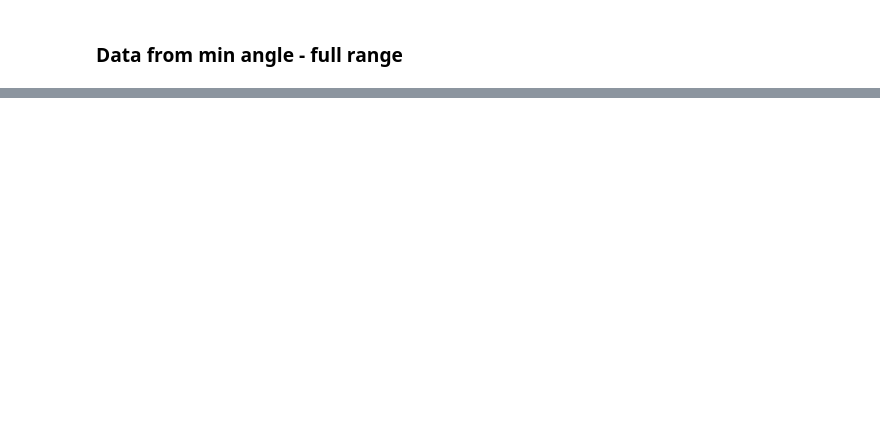
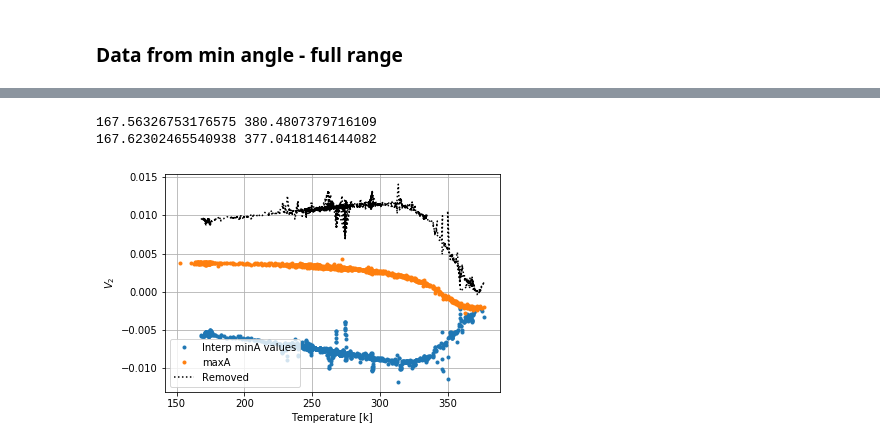
Before and after one commit to eklem1/ModernLab, a Jupyter notebook: ConstMag_Temp.ipynb, the cells around one changed output, grey strips where cells are left out. Drawn from its saved outputs; the diff is of its cells as text; code cells hidden in the pictures; blank space fills up the shorter version.

```diff
--- a/ConstMag_Temp.ipynb
+++ b/ConstMag_Temp.ipynb
@@ -276,0 +392,27 @@ plt.show()
+# %%
+# dataM_T_minA_INTER = np.interp(TempErr_M_T_maxA[0], TempErr_M_T_minA[0], dataM_T_minA[0])
+
+# print(type(dataM_T_minA[0].tolist()))
+
+InterpMin = interp1d(TempErr_M_T_minA[0], dataM_T_minA[1], kind='cubic')
+
+print(min(TempErr_M_T_minA[0]), max(TempErr_M_T_minA[0]))
+print(min(TempErr_M_T_maxA[0][61:]), max(TempErr_M_T_maxA[0][:]))
+
+#not sure which way this should go - also sorta ugly
+Removed = dataM_T_maxA[1][61:] - InterpMin(TempErr_M_T_maxA[0][61:])
+
+plt.plot(TempErr_M_T_maxA[0][61:], InterpMin(TempErr_M_T_maxA[0][61:]), ls=" ", marker=".", label="Interp minA values")
+plt.plot(TempErr_M_T_maxA[0], dataM_T_maxA[1], ls=" ", marker=".", label="maxA")
+plt.plot(TempErr_M_T_maxA[0][61:], Removed, ls=":", marker=" ", label="Removed", color="black")
+
+plt.grid()
+plt.ylabel("$V_2$")
+plt.xlabel("Temperature [k]")
+plt.legend()
+
+plt.show()
+# %% [output]
+167.56326753176575 380.4807379716109
+167.62302465540938 377.0418146144082
+[figure, added]
```
Also changed, not shown: parts of 15 cells of this notebook, 5 other files.
